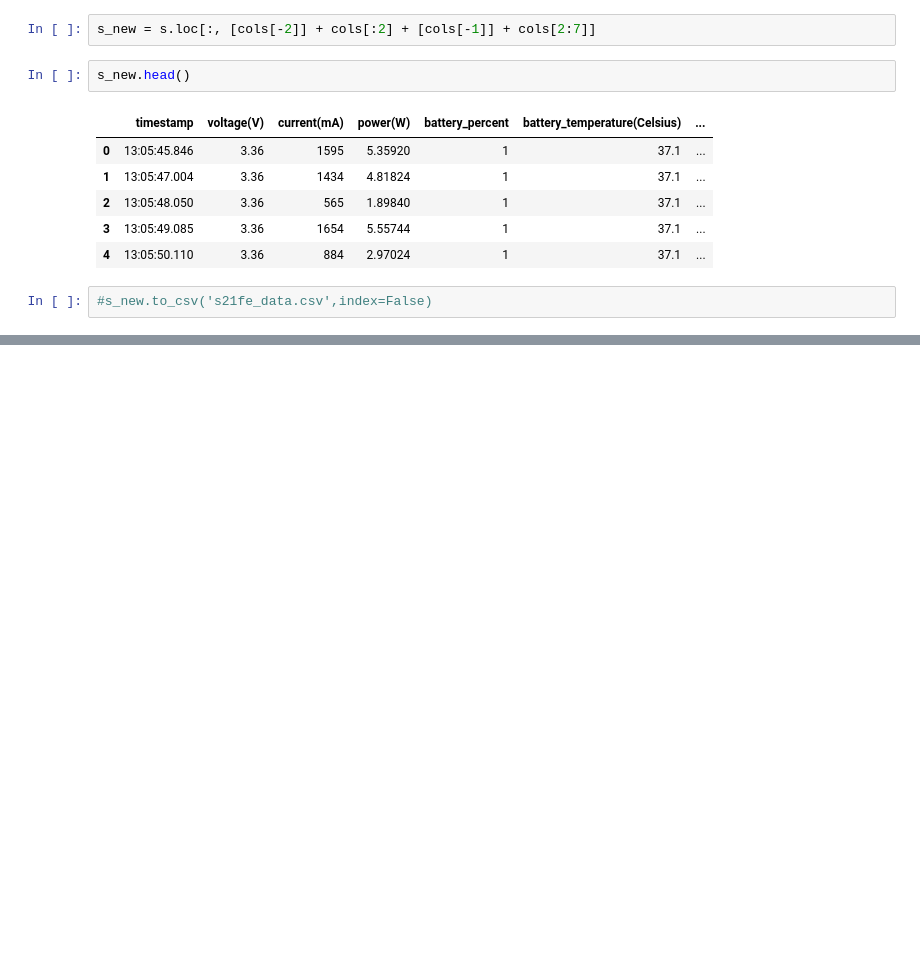
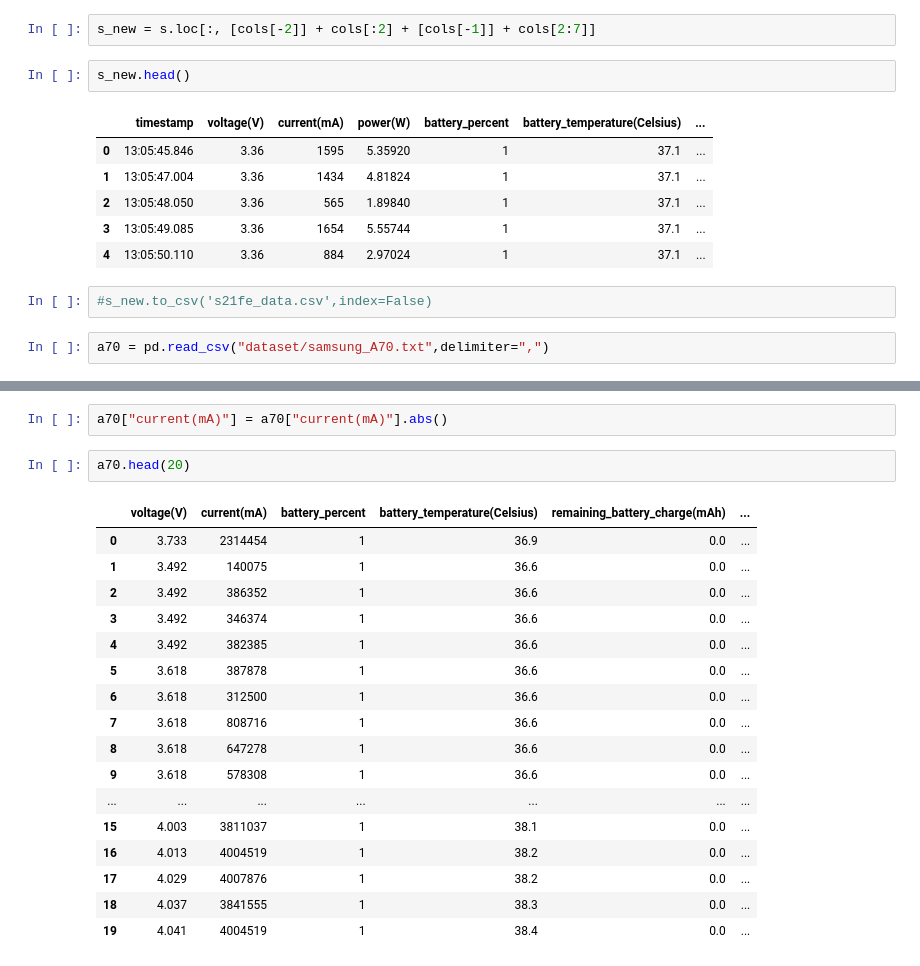
Before and after one commit to hrishi463/Phone-Battery, a Jupyter notebook: main.ipynb, the cells around one changed output, grey strips where cells are left out. Drawn from its saved outputs; the diff is of its cells as text; blank space fills up the shorter version.

Commit message:
samsung A70 data added

```diff
--- a/main.ipynb
+++ b/main.ipynb
@@ -396,3 +396,5 @@ s_new.head()
 | 4 | 13:05:50.110 | 3.36 | 884 | 2.97024 | 1 | 37.1 | ... |
 # %%
 #s_new.to_csv('s21fe_data.csv',index=False)
+# %%
+a70 = pd.read_csv("dataset/samsung_A70.txt",delimiter=",")
@@ -398,0 +410,22 @@ s_new.head()
+# %%
+a70["current(mA)"] = a70["current(mA)"].abs()
+# %%
+a70.head(20)
+# %% [output]
+|  | voltage(V) | current(mA) | battery_percent | battery_temperature(Celsius) | remaining_battery_charge(mAh) | ... |
+| 0 | 3.733 | 2314454 | 1 | 36.9 | 0.0 | ... |
+| 1 | 3.492 | 140075 | 1 | 36.6 | 0.0 | ... |
+| 2 | 3.492 | 386352 | 1 | 36.6 | 0.0 | ... |
+| 3 | 3.492 | 346374 | 1 | 36.6 | 0.0 | ... |
+| 4 | 3.492 | 382385 | 1 | 36.6 | 0.0 | ... |
+| 5 | 3.618 | 387878 | 1 | 36.6 | 0.0 | ... |
+| 6 | 3.618 | 312500 | 1 | 36.6 | 0.0 | ... |
+| 7 | 3.618 | 808716 | 1 | 36.6 | 0.0 | ... |
+| 8 | 3.618 | 647278 | 1 | 36.6 | 0.0 | ... |
+| 9 | 3.618 | 578308 | 1 | 36.6 | 0.0 | ... |
+| ... | ... | ... | ... | ... | ... | ... |
+| 15 | 4.003 | 3811037 | 1 | 38.1 | 0.0 | ... |
+| 16 | 4.013 | 4004519 | 1 | 38.2 | 0.0 | ... |
+| 17 | 4.029 | 4007876 | 1 | 38.2 | 0.0 | ... |
+| 18 | 4.037 | 3841555 | 1 | 38.3 | 0.0 | ... |
+| 19 | 4.041 | 4004519 | 1 | 38.4 | 0.0 | ... |
```
Also changed, not shown: parts of 26 cells of this notebook, 4 other files.
